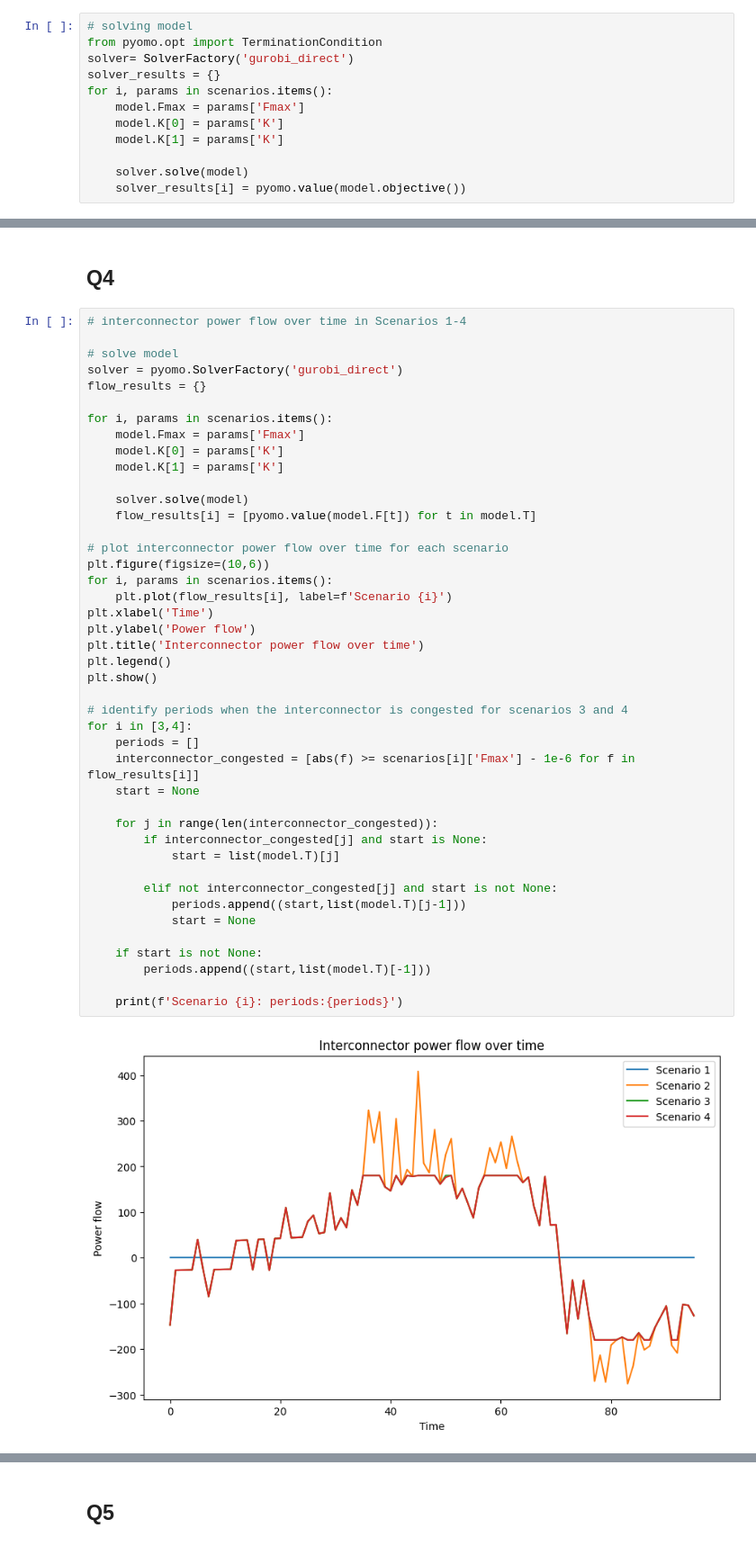
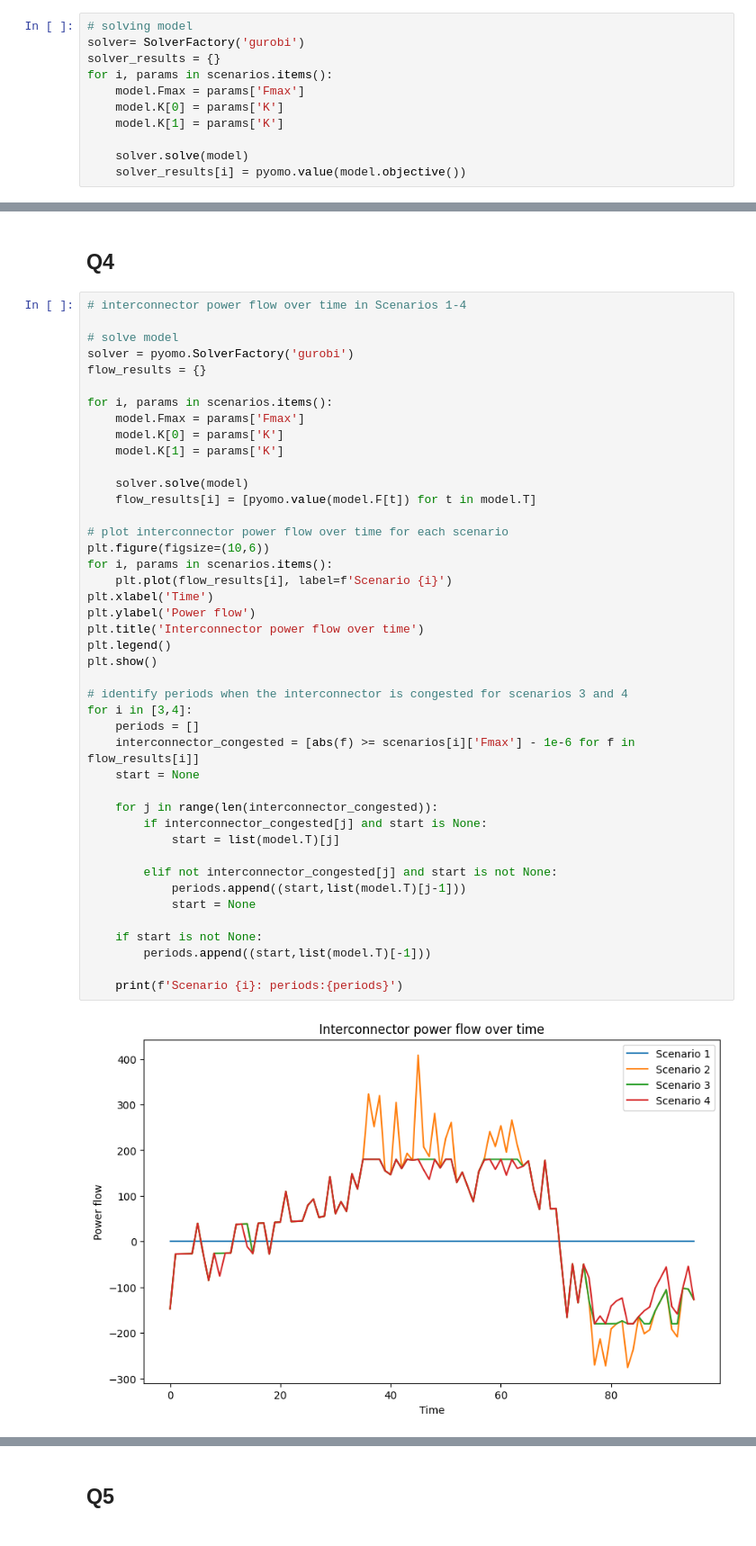
Before and after one commit to zeskeertwee/5XWA0_assignment2, a Jupyter notebook: main.ipynb, the cells around one changed output, grey strips where cells are left out. Shown at 90% size. Cells and saved outputs as stored; diff of their text form.

```diff
--- a/main.ipynb
+++ b/main.ipynb
@@ -223,8 +223,7 @@ scenarios = {
 }
 # %%
 # solving model
-from pyomo.opt import TerminationCondition
-solver= SolverFactory('gurobi_direct')
+solver= SolverFactory('gurobi')
 solver_results = {}
 for i, params in scenarios.items():
     model.Fmax = params['Fmax']
@@ -248,7 +247,7 @@ Optimal objective function value for scenario 4: 10534865.57
 # interconnector power flow over time in Scenarios 1-4
 
 # solve model
-solver = pyomo.SolverFactory('gurobi_direct')
+solver = pyomo.SolverFactory('gurobi')
 flow_results = {}
 
 for i, params in scenarios.items():
@@ -261,32 +260,32 @@ for i, params in scenarios.items():
 
 # plot interconnector power flow over time for each scenario
 plt.figure(figsize=(10,6))
 for i, params in scenarios.items():
     plt.plot(flow_results[i], label=f'Scenario {i}')
 plt.xlabel('Time')
 plt.ylabel('Power flow')
 plt.title('Interconnector power flow over time')
 plt.legend()
 plt.show()
 
 # identify periods when the interconnector is congested for scenarios 3 and 4
 for i in [3,4]:
     periods = []
     interconnector_congested = [abs(f) >= scenarios[i]['Fmax'] - 1e-6 for f in flow_results[i]]
     start = None
 
     for j in range(len(interconnector_congested)):
         if interconnector_congested[j] and start is None:
             start = list(model.T)[j]
 
         elif not interconnector_congested[j] and start is not None:
             periods.append((start,list(model.T)[j-1]))
             start = None
 
     if start is not None:
         periods.append((start,list(model.T)[-1]))
 
     print(f'Scenario {i}: periods:{periods}')
 # %% [output]
-[figure, old version]
+[figure, new version]
 Scenario 3: periods:[(36, 39), (42, 42), (44, 44), (46, 49), (51, 52), (58, 64), (78, 81), (84, 85), (87, 88), (92, 93)]
```
Also changed, not shown: parts of 5 cells of this notebook.
